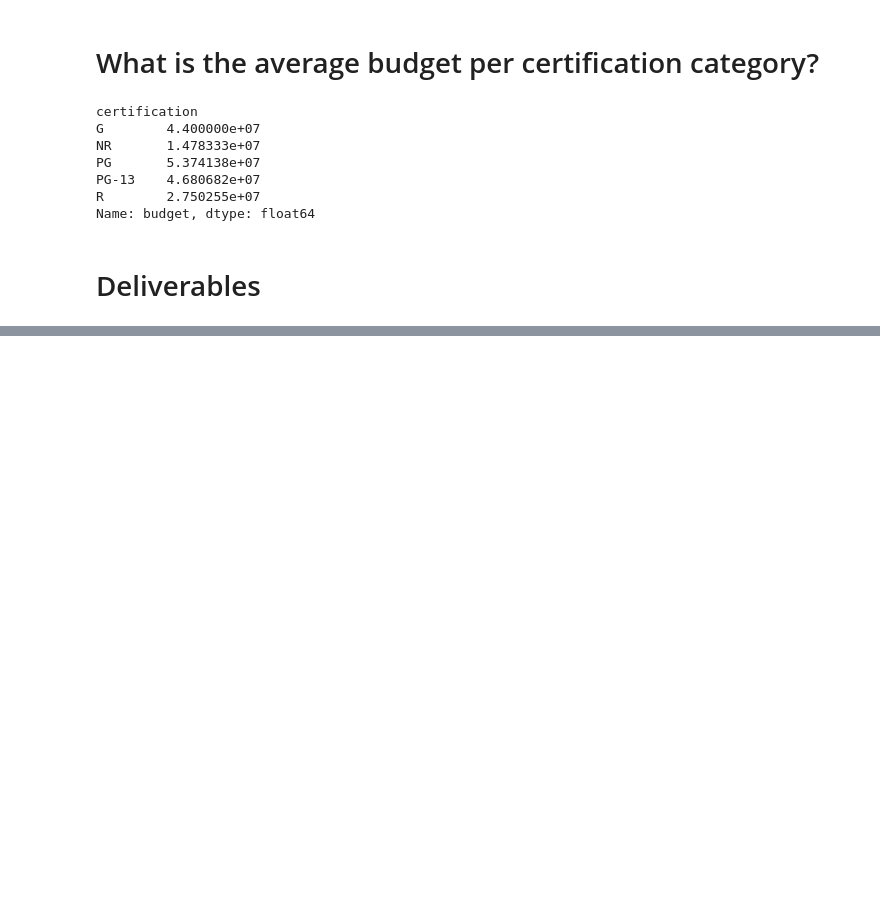
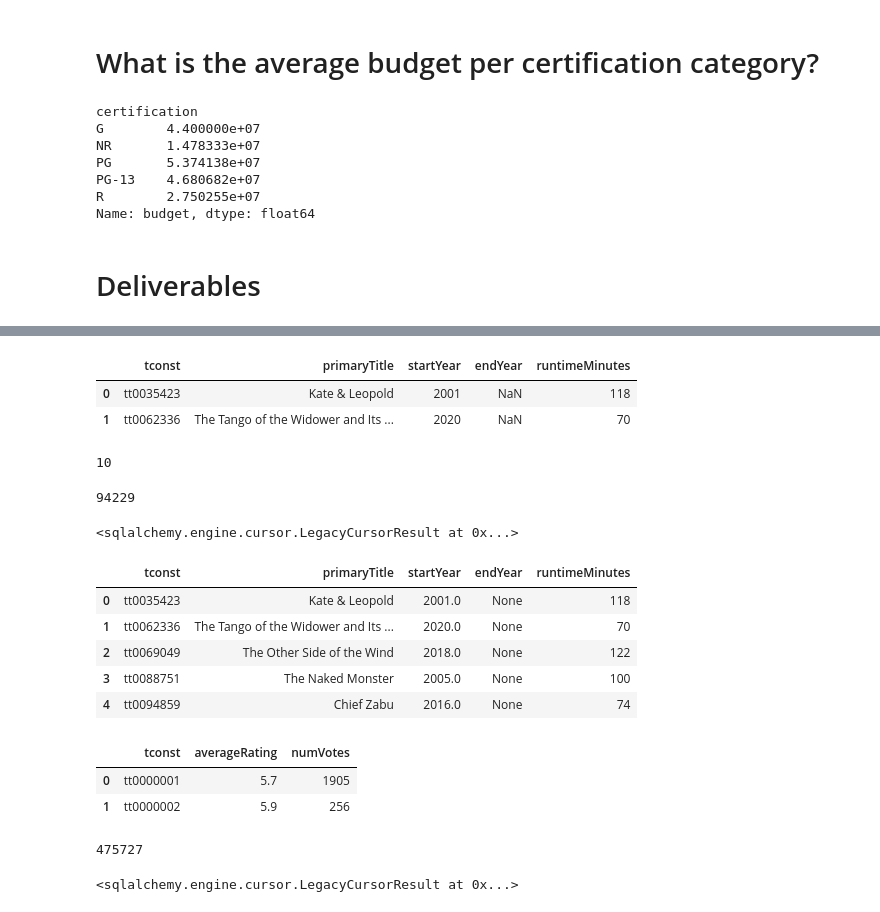
Before and after one commit to Jonny-T87/Project-3-IMDB-Movie-Suggestions, a Jupyter notebook: Project 3 Movies.ipynb, the cells around one changed output, grey strips where cells are left out. Drawn from its saved outputs; the diff is of its cells as text; code cells hidden in the pictures; blank space fills up the shorter version.

```diff
--- a/Project 3 Movies.ipynb
+++ b/Project 3 Movies.ipynb
@@ -12,3 +16,11 @@ from tqdm.notebook import tqdm_notebook
+# %%
+pymysql.install_as_MySQLdb()
+
+username = ''
+password = ''
+
+connection = f'mysql+pymysql://{username}:{password}@localhost/movies'
+engine = create_engine(connection)
 # %%
 #title_basic = ("https://datasets.imdbws.com/title.basics.tsv.gz")
 #title_akas = ("https://datasets.imdbws.com/title.akas.tsv.gz")
@@ -517,0 +716,15 @@ tmdb_2000_2001.to_csv("Data/tmdb_results_combined.csv.gz")
+# %%
+#Table 3
+title_basics = basicsOne[['tconst', 'primaryTitle', 'startYear',
+                                   'endYear', 'runtimeMinutes']]
+title_basics.head(2)
+# %% [output]
+|  | tconst | primaryTitle | startYear | endYear | runtimeMinutes |
+| 0 | tt0035423 | Kate & Leopold | 2001 | NaN | 118 |
+| 1 | tt0062336 | The Tango of the Widower and Its ... | 2020 | NaN | 70 |
+# %%
+# getting max string length for tconst in title_genres
+max_str_len = title_genres['tconst'].fillna('').map(len).max()
+max_str_len
+# %% [output]
+10
@@ -517,0 +743,33 @@ tmdb_2000_2001.to_csv("Data/tmdb_results_combined.csv.gz")
+# %%
+#Running df.to_sql with the dtype argument
+title_basics.to_sql('title_basics', engine, dtype=title_basics_schema,
+                 if_exists='replace', index=False)
+# %% [output]
+94229
+# %%
+#adding primary key to Table 3
+engine.execute('ALTER TABLE title_basics ADD PRIMARY KEY (tconst)')
+# %% [output]
+<sqlalchemy.engine.cursor.LegacyCursorResult at 0x...>
+# %%
+#checking table 3
+q = ''' SELECT * FROM title_basics LIMIT 5;
+
+ '''
+
+pd.read_sql(q, engine)
+# %% [output]
+|  | tconst | primaryTitle | startYear | endYear | runtimeMinutes |
+| 0 | tt0035423 | Kate & Leopold | 2001.0 | None | 118 |
+| 1 | tt0062336 | The Tango of the Widower and Its ... | 2020.0 | None | 70 |
+| 2 | tt0069049 | The Other Side of the Wind | 2018.0 | None | 122 |
+| 3 | tt0088751 | The Naked Monster | 2005.0 | None | 100 |
+| 4 | tt0094859 | Chief Zabu | 2016.0 | None | 74 |
+# %%
+#Table 4
+title_ratings = ratingOne[['tconst', 'averageRating', 'numVotes']]
+title_ratings.head(2)
+# %% [output]
+|  | tconst | averageRating | numVotes |
+| 0 | tt0000001 | 5.7 | 1905 |
+| 1 | tt0000002 | 5.9 | 256 |
@@ -517,0 +785,11 @@ tmdb_2000_2001.to_csv("Data/tmdb_results_combined.csv.gz")
+# %%
+#Running df.to_sql with the dtype argument
+title_ratings.to_sql('title_ratings', engine, dtype=ratings_schema,
+                 if_exists='replace', index=False)
+# %% [output]
+475727
+# %%
+#adding primary key to Table 4
+engine.execute('ALTER TABLE title_ratings ADD PRIMARY KEY (tconst)')
+# %% [output]
+<sqlalchemy.engine.cursor.LegacyCursorResult at 0x...>
```
Also changed, not shown: parts of 31 cells of this notebook.
